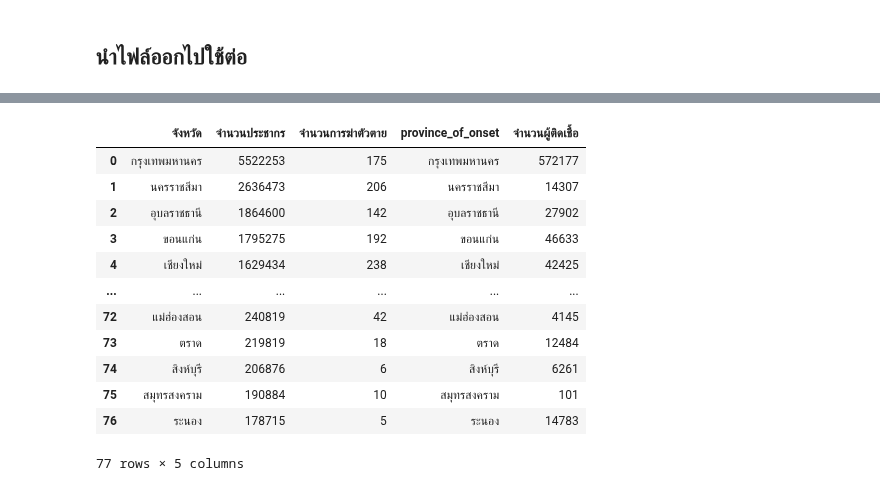
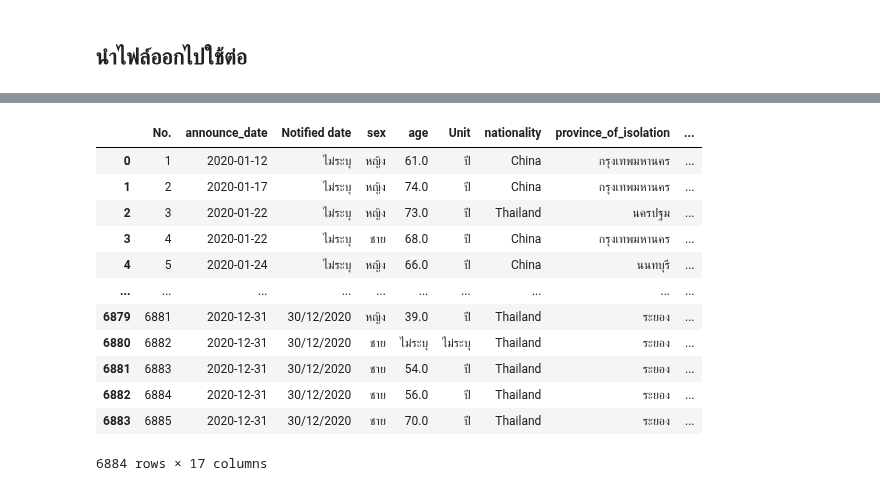
Before and after one commit to mintra-tippayaratsontorn/data_viz_2022, a Jupyter notebook: Project_Python.ipynb, the cells around one changed output, grey strips where cells are left out. Drawn from its saved outputs; the diff is of its cells as text; code cells hidden in the pictures.

```diff
--- a/Project_Python.ipynb
+++ b/Project_Python.ipynb
@@ -952,0 +953,3 @@ data_2020.to_csv(os.path.join(path,'data_2020.csv'))  # ข้อมูลขอ
+# %%
+data_covid['announce_date'] = pd.to_datetime(data_covid['announce_date'],format="%d/%m/%Y")
+data_covid
@@ -952,0 +970,3 @@ data_2020.to_csv(os.path.join(path,'data_2020.csv'))  # ข้อมูลขอ
+# %%
+year_2020 = data_covid[(data_covid['announce_date'] >= '2020-01-1') & (data_covid['announce_date'] <= '2020-12-31')]
+year_2020
@@ -952,0 +987,3 @@ data_2020.to_csv(os.path.join(path,'data_2020.csv'))  # ข้อมูลขอ
+# %%
+c_2020 = year_2020.groupby('จังหวัด').size().reset_index(name='จำนวนผู้ติดเชื้อ')
+c_2020
@@ -953,17 +1004,17 @@ data_2020.to_csv(os.path.join(path,'data_2020.csv'))  # ข้อมูลขอ
 # %%
-merge_table = data_suicide.merge(covid_count,how='left',left_on='จังหวัด',right_on='province_of_onset')
-merge_table
+merge_data_covid = year_2020.merge(c_2020,how='left',left_on='จังหวัด',right_on='จังหวัด')
+merge_data_covid
 # %% [output]
-|  | จังหวัด | จำนวนประชากร | จำนวนการฆ่าตัวตาย | province_of_onset | จำนวนผู้ติดเชื้อ |
-| 0 | กรุงเทพมหานคร | 5522253 | 175 | กรุงเทพมหานคร | 572177 |
-| 1 | นครราชสีมา | 2636473 | 206 | นครราชสีมา | 14307 |
-| 2 | อุบลราชธานี | 1864600 | 142 | อุบลราชธานี | 27902 |
-| 3 | ขอนแก่น | 1795275 | 192 | ขอนแก่น | 46633 |
-| 4 | เชียงใหม่ | 1629434 | 238 | เชียงใหม่ | 42425 |
-| ... | ... | ... | ... | ... | ... |
-| 72 | แม่ฮ่องสอน | 240819 | 42 | แม่ฮ่องสอน | 4145 |
-| 73 | ตราด | 219819 | 18 | ตราด | 12484 |
-| 74 | สิงห์บุรี | 206876 | 6 | สิงห์บุรี | 6261 |
-| 75 | สมุทรสงคราม | 190884 | 10 | สมุทรสงคราม | 101 |
-| 76 | ระนอง | 178715 | 5 | ระนอง | 14783 |
+|  | No. | announce_date | Notified date | sex | age | Unit | nationality | province_of_isolation | ... |
+| 0 | 1 | 2020-01-12 | ไม่ระบุ | หญิง | 61.0 | ปี | China | กรุงเทพมหานคร | ... |
+| 1 | 2 | 2020-01-17 | ไม่ระบุ | หญิง | 74.0 | ปี | China | กรุงเทพมหานคร | ... |
+| 2 | 3 | 2020-01-22 | ไม่ระบุ | หญิง | 73.0 | ปี | Thailand | นครปฐม | ... |
+| 3 | 4 | 2020-01-22 | ไม่ระบุ | ชาย | 68.0 | ปี | China | กรุงเทพมหานคร | ... |
+| 4 | 5 | 2020-01-24 | ไม่ระบุ | หญิง | 66.0 | ปี | China | นนทบุรี | ... |
+| ... | ... | ... | ... | ... | ... | ... | ... | ... | ... |
+| 6879 | 6881 | 2020-12-31 | 30/12/2020 | หญิง | 39.0 | ปี | Thailand | ระยอง | ... |
+| 6880 | 6882 | 2020-12-31 | 30/12/2020 | ชาย | ไม่ระบุ | ไม่ระบุ | Thailand | ระยอง | ... |
+| 6881 | 6883 | 2020-12-31 | 30/12/2020 | ชาย | 54.0 | ปี | Thailand | ระยอง | ... |
+| 6882 | 6884 | 2020-12-31 | 30/12/2020 | ชาย | 56.0 | ปี | Thailand | ระยอง | ... |
+| 6883 | 6885 | 2020-12-31 | 30/12/2020 | ชาย | 70.0 | ปี | Thailand | ระยอง | ... |
-77 rows × 5 columns
+6884 rows × 17 columns
```
Also changed, not shown: parts of 11 cells of this notebook.
